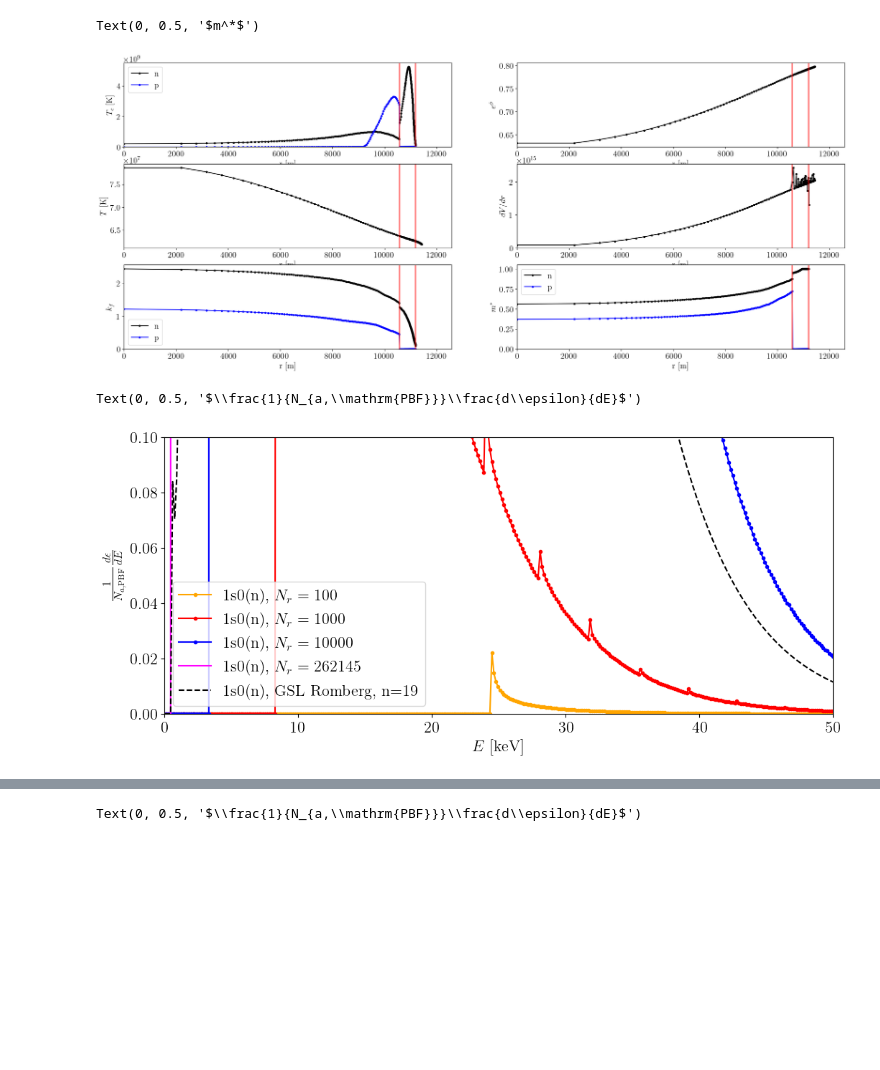
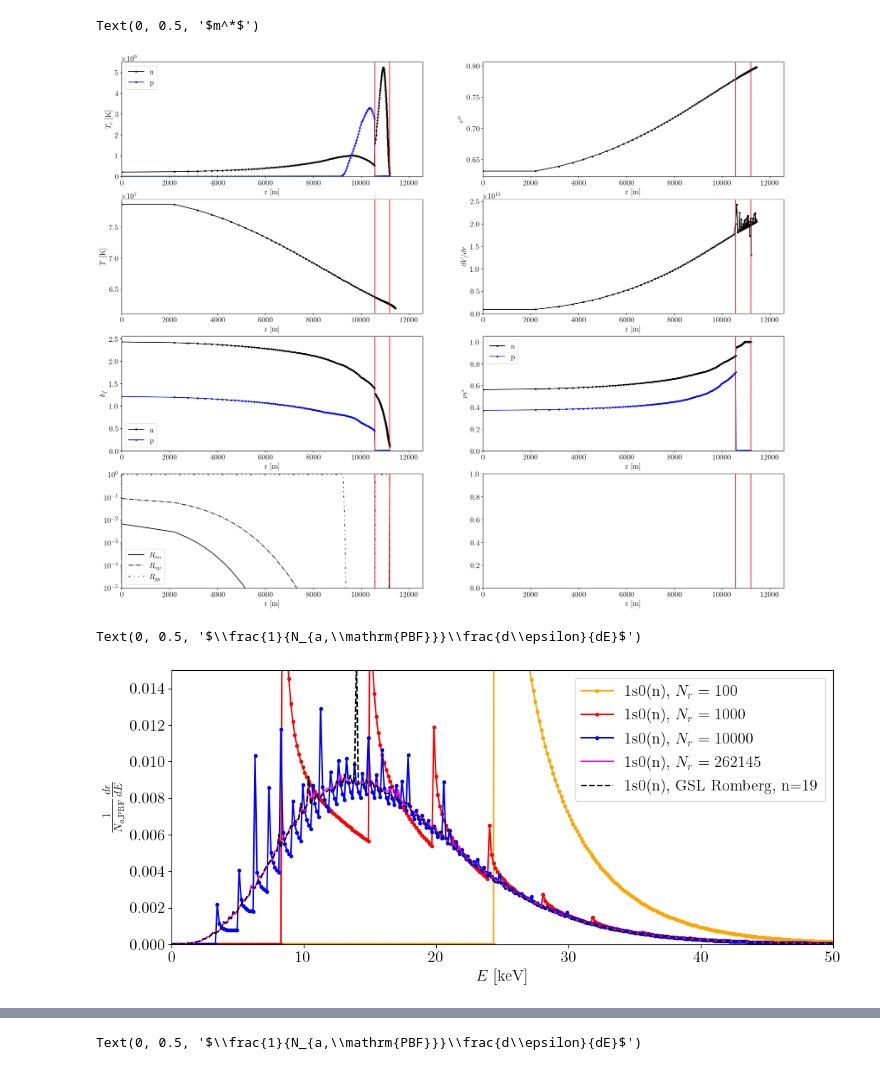
Before and after one commit to MSABuschmann/ns_axion_emission, a Jupyter notebook: notebooks/testing.ipynb, the cells around one changed output, grey strips where cells are left out. Drawn from its saved outputs; the diff is of its cells as text; code cells hidden in the pictures; blank space fills up the shorter version.

```diff
--- a/notebooks/testing.ipynb
+++ b/notebooks/testing.ipynb
@@ -42,6 +42,9 @@ raw_state = APR['raw_state'][:]
 r_interp = APR['r_interp'][:]
 Tcn_interp = APR['Tcn_interp'][:]
 T_interp = APR['T_interp'][:]
+Rnn = APR['Rnn'][:]
+Rnp = APR['Rnp'][:]
+Rpp = APR['Rpp'][:]
 
 integrand_r = APR['integrand_r'][:]
 integrand_E = APR['integrand_E'][:]
@@ -64,7 +67,7 @@ for i in range(len(alpha)):
     bremsstrahlung_np[i] = APR['bremsstrahlung_np_a'+str(i)][:]
     bremsstrahlung_pp[i] = APR['bremsstrahlung_pp_a'+str(i)][:]
 # %%
-fig, ax = plt.subplots(figsize=(25,10), nrows=3, ncols=2)
+fig, ax = plt.subplots(figsize=(25,20), nrows=4, ncols=2)
 
 ax[0,0].plot(raw_rTc, raw_Tcn, marker='.', label='n', color='black')
 #ax[0,0].plot(r_interp, Tcn_interp, marker='', color='orange')
@@ -77,47 +80,54 @@ ax[1,0].plot(raw_rT, raw_T, marker='.', color='black')
 ax[0,1].plot(raw_rT, raw_ephi, marker='.', color='black')
 
 ax[1,1].plot(raw_rT, raw_dvdr, marker='.', color='black')
 
 ax[2,0].plot(raw_rTc, raw_kfn, marker='.', color='black', label='n')
 ax[2,0].plot(raw_rTc, raw_kfp, marker='.', color='blue', label='p')
 ax[2,0].legend()
 
 ax[2,1].plot(raw_rTc, raw_mstn, marker='.', color='black', label='n')
 ax[2,1].plot(raw_rTc, raw_mstp, marker='.', color='blue', label='p')
 ax[2,1].legend()
 
-for i in [0,1,2]:
+ax[3,0].plot(r_interp, Rnn, marker='', color='black', label=r'$R_{nn}$', linestyle='-')
+ax[3,0].plot(r_interp, Rnp, marker='', color='black', label=r'$R_{np}$', linestyle='-.')
+ax[3,0].plot(r_interp, Rpp, marker='', color='black', label=r'$R_{pp}$', linestyle=(0, (3, 5, 1, 5, 1, 5)))
+ax[3,0].legend()
+ax[3,0].set_yscale('log')
+ax[3,0].set_ylim(1e-5,1.1)
+
+for i in [0,1,2,3]:
     for j in [0,1]:
         ax[i,j].set_xlim(0, np.max(raw_rT)*1.1)
         ax[i,j].set_xlabel(r'r [m]')
         ax[i,j].axvline(params[0], color='red')
         ax[i,j].axvline(params[1], color='red')
 
 ax[0,0].set_ylim(0,)
 ax[1,1].set_ylim(0,)
 ax[2,0].set_ylim(0,)
 ax[2,1].set_ylim(0,)
 ax[0,0].set_ylabel(r'$T_c$ [K]')
 ax[1,0].set_ylabel(r'$T$ [K]')
 ax[0,1].set_ylabel(r'$e^{\phi}$')
 ax[1,1].set_ylabel(r'$dV/dr$')
 ax[2,0].set_ylabel(r'$k_f$')
 ax[2,1].set_ylabel(r'$m^*$')
 # %% [output]
 Text(0, 0.5, '$m^*$')
-[figure, old version]
+[figure, new version]
 # %%
 loc = np.where(alpha==1)[0][0]
 
 fig, ax = plt.subplots(figsize=(12,5))
-ax.plot(E, spec_1s0n_N100, marker='.', label=r'1s0(n), $N_r=100$', color='orange')
-ax.plot(E, spec_1s0n_N1000, marker='.', label='1s0(n), $N_r=1000$', color='red')
-ax.plot(E, spec_1s0n_N10000, marker='.', label='1s0(n), $N_r=10000$', color='blue')
-ax.plot(E, spec_1s0n_N262145, marker='', label='1s0(n), $N_r=262145$', color='magenta')
+ax.plot(E, spec_1s0n_N100/np.sum(spec_1s0n_N100), marker='.', label=r'1s0(n), $N_r=100$', color='orange')
+ax.plot(E, spec_1s0n_N1000/np.sum(spec_1s0n_N1000), marker='.', label='1s0(n), $N_r=1000$', color='red')
+ax.plot(E, spec_1s0n_N10000/np.sum(spec_1s0n_N10000), marker='.', label='1s0(n), $N_r=10000$', color='blue')
+ax.plot(E, spec_1s0n_N262145/np.sum(spec_1s0n_N262145), marker='', label='1s0(n), $N_r=262145$', color='magenta')
 
-ax.plot(E, pbf_1s0n[loc,:], marker='', label='1s0(n), GSL Romberg, n=19', color='black', linestyle='--')
+ax.plot(E, pbf_1s0n[loc,:]/np.sum(pbf_1s0n[loc,:]), marker='', label='1s0(n), GSL Romberg, n=19', color='black', linestyle='--')
 plt.legend()
-plt.ylim(0, 0.1)
+plt.ylim(0, 0.015)
 plt.xlim(np.min(E), 50)
 plt.xlabel(r'$E$ [keV]')
 plt.ylabel(r'$\frac{1}{N_{a,\mathrm{PBF}}}\frac{d\epsilon}{dE}$')
@@ -126,7 +136,7 @@ plt.ylabel(r'$\frac{1}{N_{a,\mathrm{PBF}}}\frac{d\epsilon}{dE}$')
 #plt.ylim(1e-18,)
 # %% [output]
 Text(0, 0.5, '$\\frac{1}{N_{a,\\mathrm{PBF}}}\\frac{d\\epsilon}{dE}$')
-[figure, old version]
+[figure, new version]
 # %%
 fig, ax = plt.subplots(figsize=(12,5))
 plt.axhline(0, color='gray')
```
Also changed, not shown: parts of 5 cells of this notebook, 12 other files.
